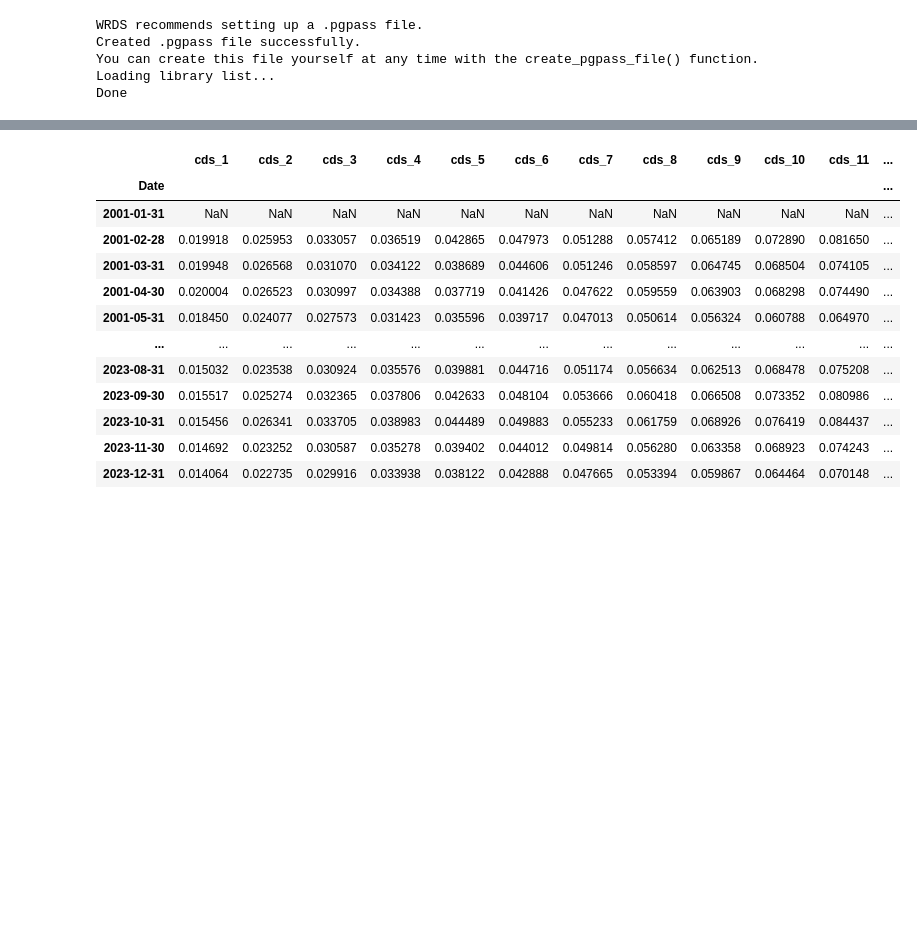
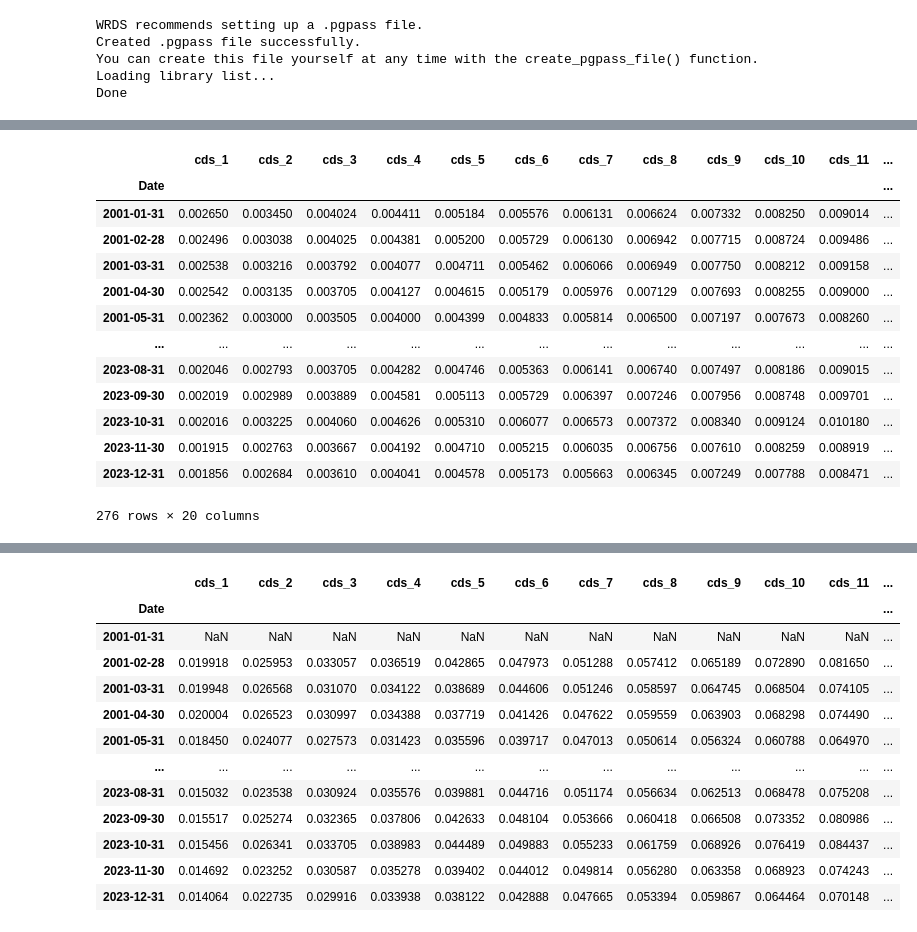
Before and after one commit to kausthub-keshava/P15_DANK, a Jupyter notebook: src/calc_CDS_return.ipynb, the cells around one changed output, grey strips where cells are left out. Cells and saved outputs as stored; diff of their text form; code cells hidden in the pictures; blank space fills up the shorter version.

```diff
--- a/src/calc_CDS_return.ipynb
+++ b/src/calc_CDS_return.ipynb
@@ -31,0 +76,17 @@ AttributeError: 'dict' object has no attribute 'set_index'
+# %%
+cds_spread_median
+# %% [output]
+|  | cds_1 | cds_2 | cds_3 | cds_4 | cds_5 | cds_6 | cds_7 | cds_8 | cds_9 | cds_10 | cds_11 | ... |
+| Date |  |  |  |  |  |  |  |  |  |  |  | ... |
+| 2001-01-31 | 0.002650 | 0.003450 | 0.004024 | 0.004411 | 0.005184 | 0.005576 | 0.006131 | 0.006624 | 0.007332 | 0.008250 | 0.009014 | ... |
+| 2001-02-28 | 0.002496 | 0.003038 | 0.004025 | 0.004381 | 0.005200 | 0.005729 | 0.006130 | 0.006942 | 0.007715 | 0.008724 | 0.009486 | ... |
+| 2001-03-31 | 0.002538 | 0.003216 | 0.003792 | 0.004077 | 0.004711 | 0.005462 | 0.006066 | 0.006949 | 0.007750 | 0.008212 | 0.009158 | ... |
+| 2001-04-30 | 0.002542 | 0.003135 | 0.003705 | 0.004127 | 0.004615 | 0.005179 | 0.005976 | 0.007129 | 0.007693 | 0.008255 | 0.009000 | ... |
+| 2001-05-31 | 0.002362 | 0.003000 | 0.003505 | 0.004000 | 0.004399 | 0.004833 | 0.005814 | 0.006500 | 0.007197 | 0.007673 | 0.008260 | ... |
+| ... | ... | ... | ... | ... | ... | ... | ... | ... | ... | ... | ... | ... |
+| 2023-08-31 | 0.002046 | 0.002793 | 0.003705 | 0.004282 | 0.004746 | 0.005363 | 0.006141 | 0.006740 | 0.007497 | 0.008186 | 0.009015 | ... |
+| 2023-09-30 | 0.002019 | 0.002989 | 0.003889 | 0.004581 | 0.005113 | 0.005729 | 0.006397 | 0.007246 | 0.007956 | 0.008748 | 0.009701 | ... |
+| 2023-10-31 | 0.002016 | 0.003225 | 0.004060 | 0.004626 | 0.005310 | 0.006077 | 0.006573 | 0.007372 | 0.008340 | 0.009124 | 0.010180 | ... |
+| 2023-11-30 | 0.001915 | 0.002763 | 0.003667 | 0.004192 | 0.004710 | 0.005215 | 0.006035 | 0.006756 | 0.007610 | 0.008259 | 0.008919 | ... |
+| 2023-12-31 | 0.001856 | 0.002684 | 0.003610 | 0.004041 | 0.004578 | 0.005173 | 0.005663 | 0.006345 | 0.007249 | 0.007788 | 0.008471 | ... |
+276 rows × 20 columns
```
Also changed, not shown: parts of 17 cells of this notebook, 1 other file.
